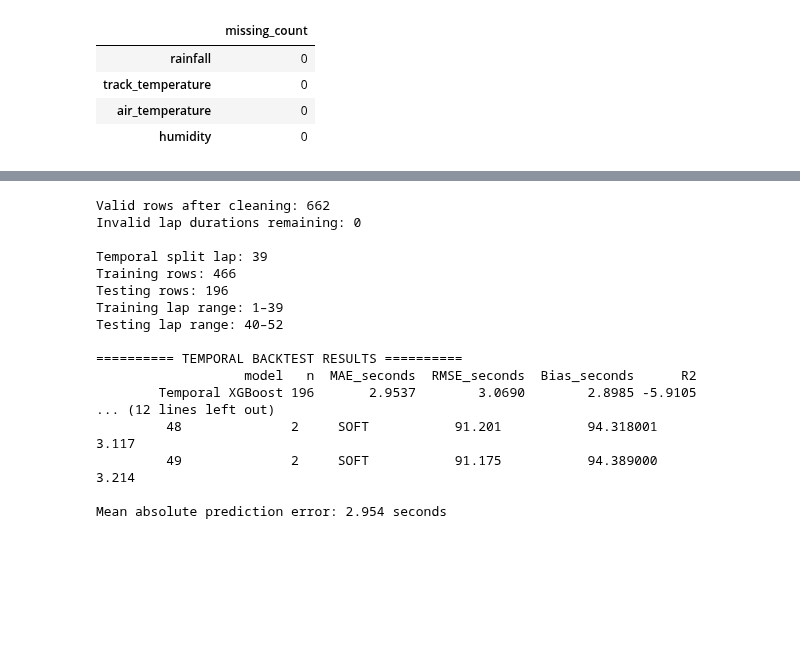
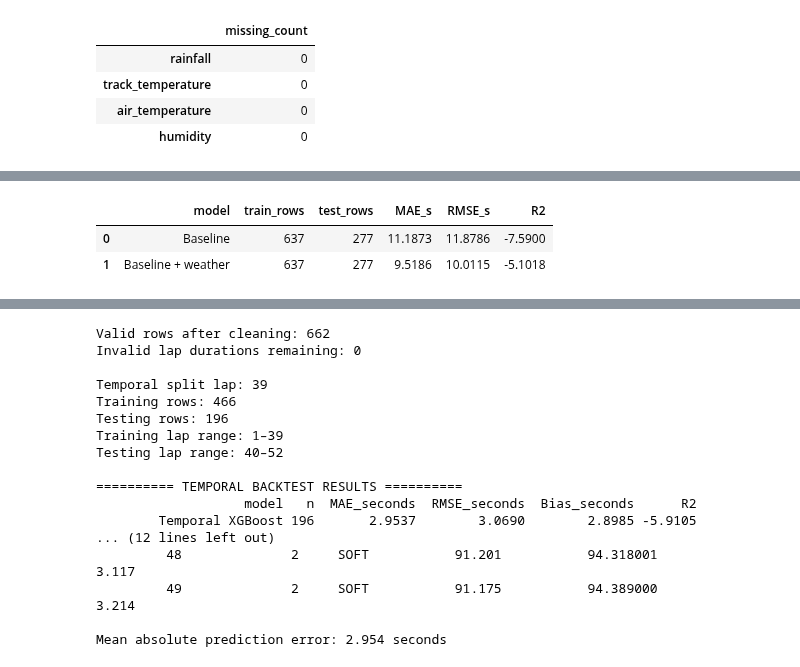
Before and after one commit to nihankale07-bot/pitwall, a Jupyter notebook: notebooks/08_strategy_simulator.ipynb, the cells around one changed output, grey strips where cells are left out. Cells and saved outputs as stored; diff of their text form; code cells hidden in the pictures; blank space fills up the shorter version.

```diff
--- a/notebooks/08_strategy_simulator.ipynb
+++ b/notebooks/08_strategy_simulator.ipynb
@@ -7208,0 +7376,95 @@ Missing matched weather values
+# %%
+# PITWALL — Baseline vs weather-enhanced pace prediction
+# Diagnostic only: does adding weather improve chronological test performance?
+
+import numpy as np
+import pandas as pd
+
+from sklearn.compose import ColumnTransformer
+from sklearn.pipeline import Pipeline
+from sklearn.preprocessing import OneHotEncoder
+from sklearn.impute import SimpleImputer
+from sklearn.ensemble import RandomForestRegressor
+from sklearn.metrics import mean_absolute_error, mean_squared_error, r2_score
+
+weather_test_data = race_state.loc[
+    race_state["lap_duration"].notna()
+    & race_state["compound"].notna()
+    & ~race_state["is_pit_out_lap"].fillna(False).astype(bool)
+].copy()
+
+weather_test_data["compound"] = (
+    weather_test_data["compound"].astype(str).str.upper()
+)
+weather_test_data["driver_number"] = (
+    weather_test_data["driver_number"].astype(str)
+)
+
+baseline_numeric = ["lap_number", "tyre_age"]
+weather_numeric = [
+    "lap_number", "tyre_age",
+    "rainfall", "track_temperature",
+    "air_temperature", "humidity", "wind_speed"
+]
+categorical = ["compound", "driver_number"]
+
+train = weather_test_data.loc[
+    weather_test_data["lap_number"] <= 35
+].copy()
+
+test = weather_test_data.loc[
+    weather_test_data["lap_number"].between(36, 52)
+].copy()
+
+def evaluate_weather_model(numeric_features, model_name):
+    preprocessor = ColumnTransformer([
+        ("numeric", Pipeline([
+            ("imputer", SimpleImputer(strategy="median"))
+        ]), numeric_features),
+        ("categorical", Pipeline([
+            ("imputer", SimpleImputer(strategy="most_frequent")),
+            ("encoder", OneHotEncoder(handle_unknown="ignore"))
+        ]), categorical)
+    ])
+
+    model = Pipeline([
+        ("preprocessor", preprocessor),
+        ("model", RandomForestRegressor(
+            n_estimators=300,
+            min_samples_leaf=5,
+            random_state=42,
+            n_jobs=-1
+        ))
+    ])
+
+    features = numeric_features + categorical
+    model.fit(train[features], train["lap_duration"])
+    predictions = model.predict(test[features])
+
+    return {
+        "model": model_name,
+        "train_rows": len(train),
+        "test_rows": len(test),
+        "MAE_s": mean_absolute_error(test["lap_duration"], predictions),
+        "RMSE_s": np.sqrt(
+            mean_squared_error(test["lap_duration"], predictions)
+        ),
+        "R2": r2_score(test["lap_duration"], predictions)
+    }
+
+results_weather = pd.DataFrame([
+    evaluate_weather_model(baseline_numeric, "Baseline"),
+    evaluate_weather_model(weather_numeric, "Baseline + weather")
+])
+
+print("CHRONOLOGICAL VALIDATION: TRAIN LAPS 1–35, TEST LAPS 36–52")
+display(results_weather.round(4))
+
+print("Weather test-period coverage:")
+display(
+    test[weather_numeric[2:]]
+    .isna()
+    .sum()
+    .to_frame("missing_test_values")
+)
+# %% [output]
@@ -7208,0 +7472,3 @@ Missing matched weather values
+|  | model | train_rows | test_rows | MAE_s | RMSE_s | R2 |
+| 0 | Baseline | 637 | 277 | 11.1873 | 11.8786 | -7.5900 |
+| 1 | Baseline + weather | 637 | 277 | 9.5186 | 10.0115 | -5.1018 |
```
Also changed, not shown: parts of 9 cells of this notebook, 3 other files.
